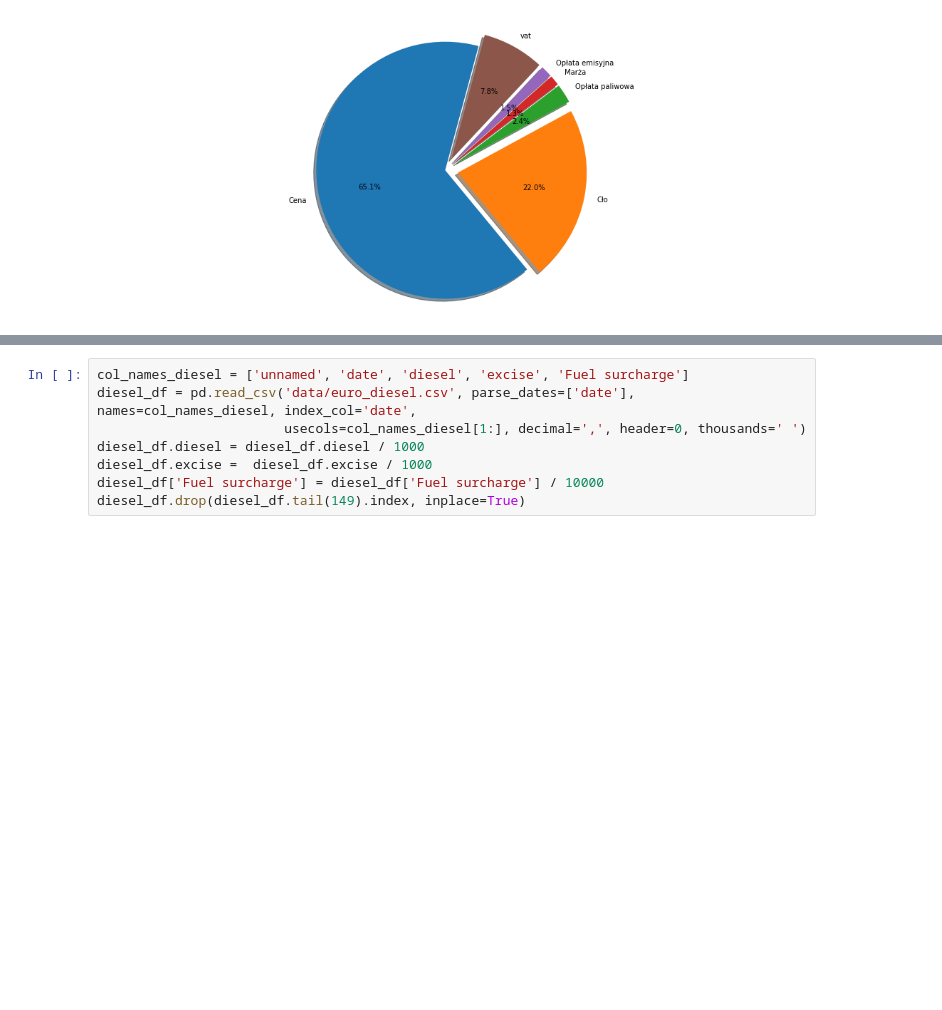
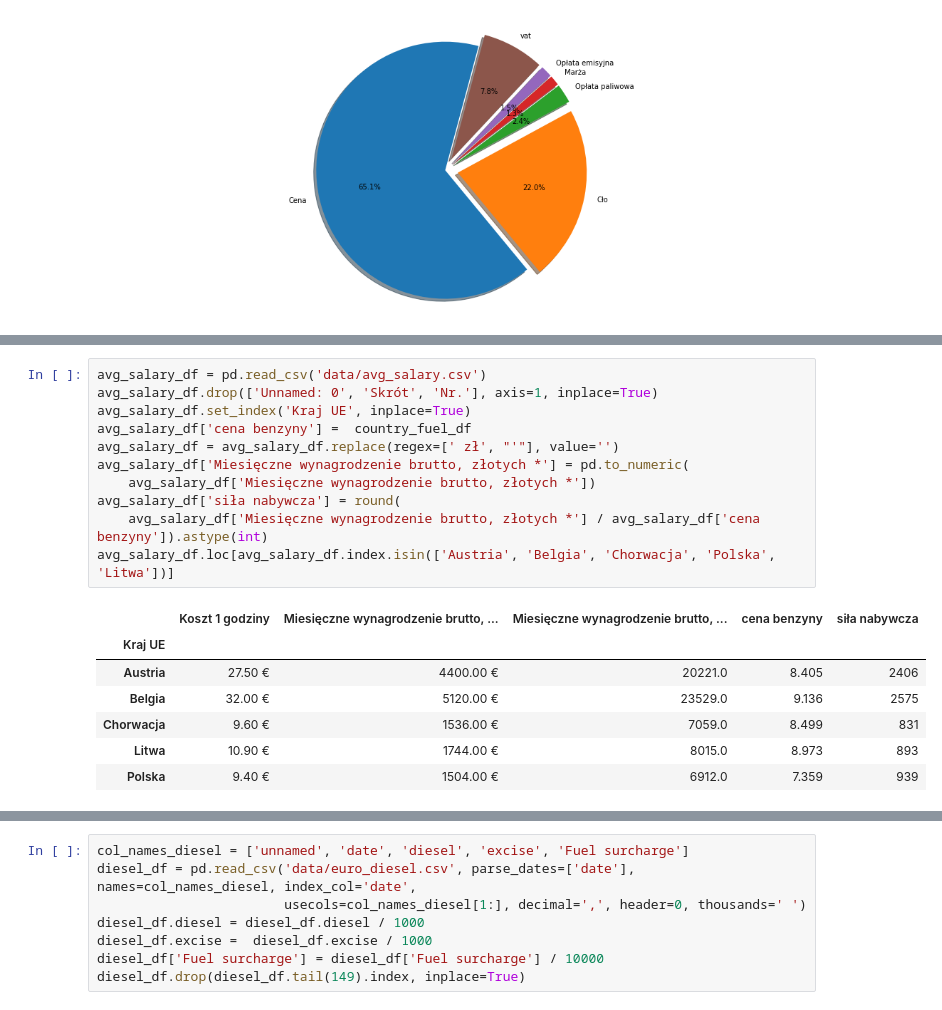
Before and after one commit to xanno/fuel_price_poland, a Jupyter notebook: cena_paliw.ipynb, the cells around one changed output, grey strips where cells are left out. Drawn from its saved outputs; the diff is of its cells as text; blank space fills up the shorter version.

```diff
--- a/cena_paliw.ipynb
+++ b/cena_paliw.ipynb
@@ -153,0 +159,19 @@ fig.savefig('country_bar.png')
+# %%
+avg_salary_df = pd.read_csv('data/avg_salary.csv')
+avg_salary_df.drop(['Unnamed: 0', 'Skrót', 'Nr.'], axis=1, inplace=True)
+avg_salary_df.set_index('Kraj UE', inplace=True)
+avg_salary_df['cena benzyny'] =  country_fuel_df
+avg_salary_df = avg_salary_df.replace(regex=[' zł', "'"], value='')
+avg_salary_df['Miesięczne wynagrodzenie brutto, złotych *'] = pd.to_numeric(
+    avg_salary_df['Miesięczne wynagrodzenie brutto, złotych *'])
+avg_salary_df['siła nabywcza'] = round(
+    avg_salary_df['Miesięczne wynagrodzenie brutto, złotych *'] / avg_salary_df['cena benzyny']).astype(int)
+avg_salary_df.loc[avg_salary_df.index.isin(['Austria', 'Belgia', 'Chorwacja', 'Polska', 'Litwa'])]
+# %% [output]
+|  | Koszt 1 godziny | Miesięczne wynagrodzenie brutto, ... | Miesięczne wynagrodzenie brutto, ... | cena benzyny | siła nabywcza |
+| Kraj UE |  |  |  |  |  |
+| Austria | 27.50 € | 4400.00 € | 20221.0 | 8.405 | 2406 |
+| Belgia | 32.00 € | 5120.00 € | 23529.0 | 9.136 | 2575 |
+| Chorwacja | 9.60 € | 1536.00 € | 7059.0 | 8.499 | 831 |
+| Litwa | 10.90 € | 1744.00 € | 8015.0 | 8.973 | 893 |
+| Polska | 9.40 € | 1504.00 € | 6912.0 | 7.359 | 939 |
```
Also changed, not shown: parts of 19 cells of this notebook, 8 other files.
